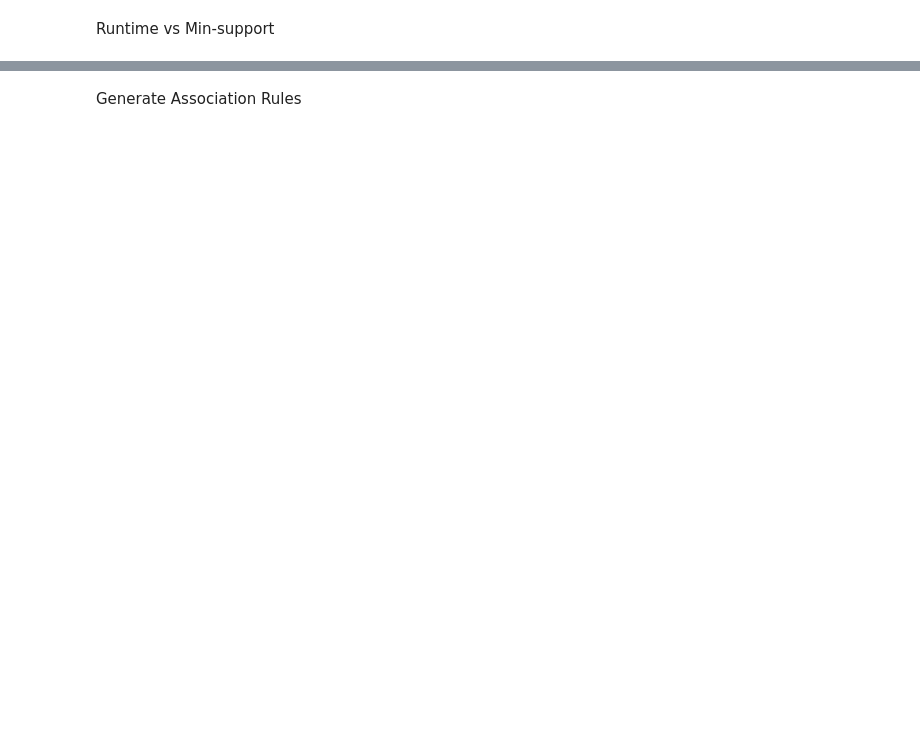
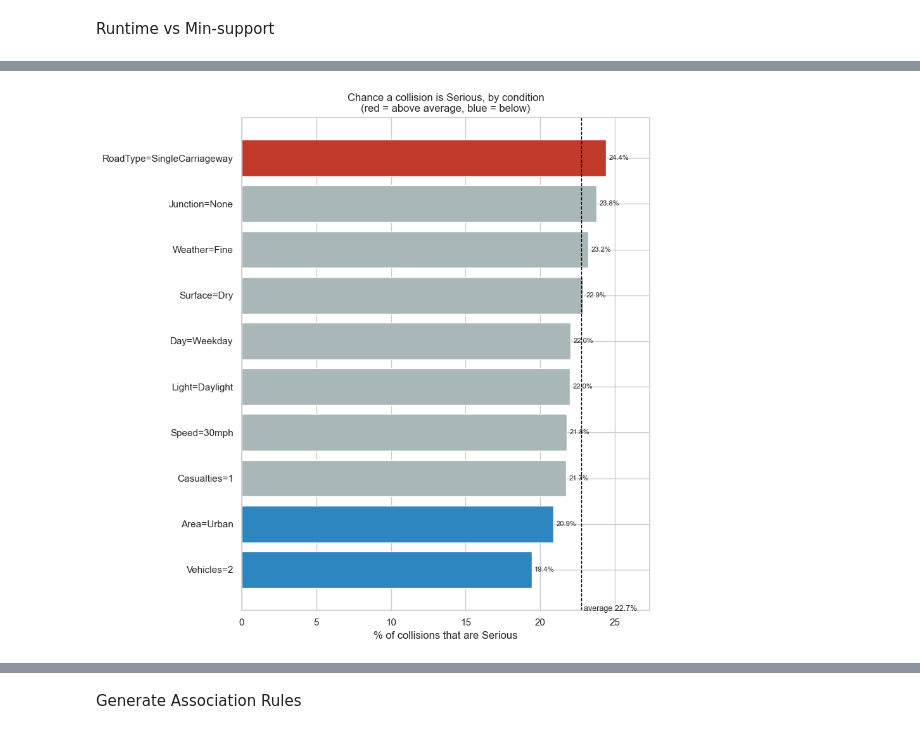
Before and after one commit to ghadiadeepali/Road_Accident_Pattern_Mining_and_Severity-Analysis, a Jupyter notebook: code.ipynb, the cells around one changed output, grey strips where cells are left out. Drawn from its saved outputs; the diff is of its cells as text; code cells hidden in the pictures; blank space fills up the shorter version.

Commit message:
Apriori, FP and DIC Done

```diff
--- a/code.ipynb
+++ b/code.ipynb
@@ -1652,0 +2290,80 @@ print("- The DIC prototype runtime is not a canonical DIC benchmark.")
+# %%
+import itertools
+import pandas as pd
+import matplotlib.pyplot as plt
+
+# ---- load the Apriori itemsets (uses the table in memory; falls back to the CSV) ----
+try:
+    df = apriori_result.copy()
+    df["items"] = df["itemsets"].apply(frozenset)
+except NameError:
+    df = pd.read_csv("apriori_result.csv")          # in Colab: upload the file first
+    df["items"] = df["itemsets"].apply(lambda s: frozenset(x.strip() for x in s.strip("{}").split(", ")))
+
+sup = dict(zip(df["items"], df["support"]))
+single = {next(iter(k)): v for k, v in sup.items() if len(k) == 1}
+fmt = lambda s: "{" + ", ".join(sorted(s)) + "}"
+
+# ---------- Chart 1: chance of a Serious collision under each condition ----------
+base = single["Severity=Serious"]
+rows = []
+for it, v in single.items():
+    if it.startswith("Severity="):
+        continue
+    ps = sup.get(frozenset([it, "Severity=Serious"]))
+    if ps:
+        rows.append((it, ps / v))
+t = pd.DataFrame(rows, columns=["item", "p"]).sort_values("p")
+fig, ax = plt.subplots(figsize=(9, 9))
+colors = ["#c0392b" if p > base * 1.05 else "#2e86c1" if p < base * 0.95 else "#aab7b8" for p in t["p"]]
+ax.barh(t["item"], t["p"] * 100, color=colors)
+ax.axvline(base * 100, color="black", ls="--", lw=1)
+ax.text(base * 100 + 0.2, -0.9, f"average {base:.1%}", fontsize=9)
+for y, p in enumerate(t["p"]):
+    ax.text(p * 100 + 0.2, y, f"{p:.1%}", va="center", fontsize=8)
+ax.set_xlabel("% of collisions that are Serious")
+ax.set_title("Chance a collision is Serious, by condition\n(red = above average, blue = below)")
+ax.set_xlim(0, t["p"].max() * 100 * 1.12)
+plt.tight_layout(); plt.show()
+
+# ---------- Chart 2: strongest co-occurring pairs ----------
+pairs = []
+for it, s in sup.items():
+    if len(it) == 2:
+        a, b = sorted(it)
+        pairs.append((f"{a}  +  {b}", s / (single[a] * single[b])))
+P = pd.DataFrame(pairs, columns=["pair", "lift"]).sort_values("lift", ascending=False)
+top = P.head(12).iloc[::-1]
+fig, ax = plt.subplots(figsize=(11, 6))
+ax.barh(top["pair"], top["lift"], color="#7d3c98")
+for y, l in enumerate(top["lift"]):
+    ax.text(l + 0.05, y, f"{l:.1f}x", va="center", fontsize=9)
+ax.axvline(1, color="grey", ls="--", lw=1)
+ax.set_xlabel("Lift (how many times more often they occur together than by chance)")
+ax.set_title("Conditions that go together most strongly")
+plt.tight_layout(); plt.show()
+
+# ---------- Chart 3: what do pedestrian / cyclist / run-off-road collisions look like? ----------
+def best_rules(cons, top=5, max_ante=3, gap=0.97, min_lift=1.15):
+    s_sup = single[cons]
+    rules = {}
+    for it, s in sup.items():
+        if cons in it and 2 <= len(it) <= max_ante + 1:
+            a = it - {cons}
+            if any(x.startswith("Severity=") for x in a):
+                continue
+            conf = s / sup[a]
+            rules[a] = (conf, conf / s_sup)
+    rows = []
+    for a, (c, l) in rules.items():
+        if l < min_lift:
+            continue
+        if any(rules.get(frozenset(sub), (0, 0))[1] >= gap * l
+               for r in range(1, len(a)) for sub in itertools.combinations(a, r)):
+            continue
+        rows.append((fmt(a), c, l))
+    return sorted(rows, key=lambda x: -x[2])[:top]
+
+#
+# %% [output]
+[figure, added]
```
Also changed, not shown: parts of 42 cells of this notebook.
